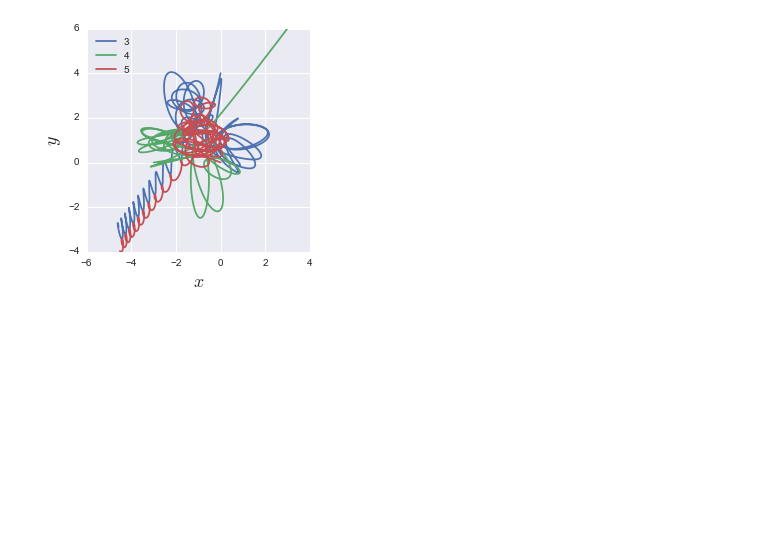
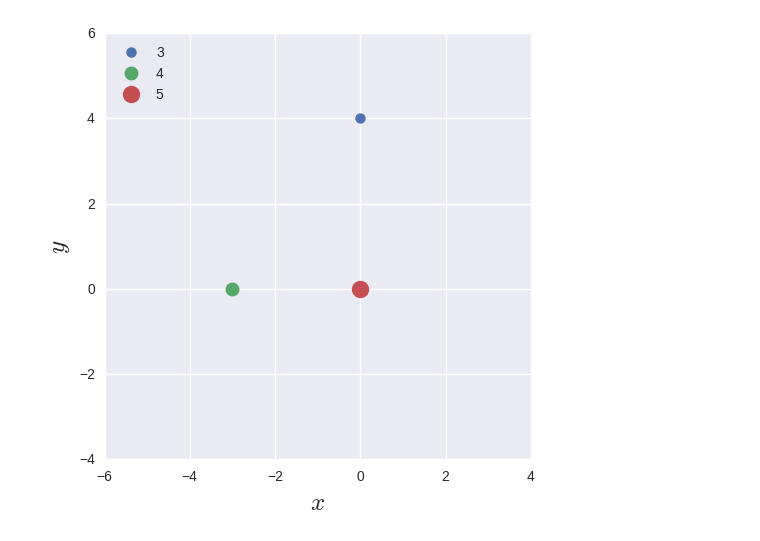
Before and after one commit to jabberwocky0139/QiitaArticles, a Jupyter notebook: Chaos_Fractal.ipynb, the cells around one changed output. Saved outputs shown, nothing was run; the diff lists cells and outputs as text; code cells hidden in the pictures; blank space fills up the shorter version.

```diff
--- a/Chaos_Fractal.ipynb
+++ b/Chaos_Fractal.ipynb
@@ -28,13 +30,14 @@ plt.show()
 # %%
+plt.figure(figsize=(6,4.5))
 def logistic(a):
-    x = [0.8]
+    x = [0.5]
     for i in range(400):
         x.append(a * x[-1] * (1 - x[-1]))
     return x[-100:]
 
 for a in np.linspace(2.0, 4.0, 1000):
     x = logistic(a)
-    plt.plot([a]*len(x), x, "c.", markersize=2.5)
+    plt.plot([a]*len(x), x, "c.", markersize=1.7)
 
 plt.xlabel(r"$a$", fontsize=18)
 plt.ylabel(r"$x$", fontsize=18)
@@ -123,37 +126,40 @@ def manybody(var, t, m3, m4, m5, G):
     x4 = var[6]
     px4 = -G * (-m3 * r(var[4], var[5], var[0], var[1]) * (var[0] - var[4]) + m5 * r(var[4], var[5], var[8], var[9]) * (var[4] - var[8]))
     y4 = var[7]
     py4 = -G * (-m3 * r(var[4], var[5], var[0], var[1]) * (var[1] - var[5]) + m5 * r(var[4], var[5], var[8], var[9]) * (var[5] - var[9]))
 
 
     # (x5, y5)
     x5 = var[10]
     px5 = -G * (-m3 * r(var[8], var[9], var[0], var[1]) * (var[0] - var[8]) - m4 * r(var[8], var[9], var[4], var[5]) * (var[4] - var[8]))
     y5 = var[11]
     py5 = -G * (-m3 * r(var[8], var[9], var[0], var[1]) * (var[1] - var[9]) - m4 * r(var[8], var[9], var[4], var[5]) * (var[5] - var[9]))
 
 
     return np.array([x3, y3, px3, py3, x4, y4, px4, py4, x5, y5, px5, py5])
 
 
 
 m3, m4, m5 = 3, 4, 5
 G = 1
 var = np.array([0, 4, 0, 0, -3, 0, 0, 0, 0, 0, 0, 0])
-t = np.linspace(0, 70, 3e7)
+# t = np.linspace(0, 70, 3e7)
 
-var = odeint(manybody, var, t, args=(m3, m4, m5, G), full_output=False)
+# var = odeint(manybody, var, t, args=(m3, m4, m5, G), full_output=False)
+plt.plot(var[0], var[1], '.', label='3', markersize=15)
+plt.plot(var[4], var[5], '.', label='4', markersize=20)
+plt.plot(var[8], var[9], '.', label='5', markersize=25)
 
-plt.plot(var[:, 0][::1000], var[:, 1][::1000], label="3")
-plt.plot(var[:, 4][::1000], var[:, 5][::1000], label="4")
-plt.plot(var[:, 8][::1000], var[:, 9][::1000], label="5")
+# plt.plot(var[:, 0][::1000], var[:, 1][::1000], label="3")
+# plt.plot(var[:, 4][::1000], var[:, 5][::1000], label="4")
+# plt.plot(var[:, 8][::1000], var[:, 9][::1000], label="5")
 
-plt.legend(loc="best")
+plt.legend(loc="upper left")
 plt.axis("scaled")
 plt.xlim(-6, 4)
 plt.ylim(-4, 6)
 plt.xlabel(r"$x$", fontsize=18)
 plt.ylabel(r"$y$", fontsize=18)
 plt.show()
 # %% [output]
-[figure, old version]
+[figure, new version]
```
Also changed, not shown: parts of 3 cells of this notebook, 9 other files.
